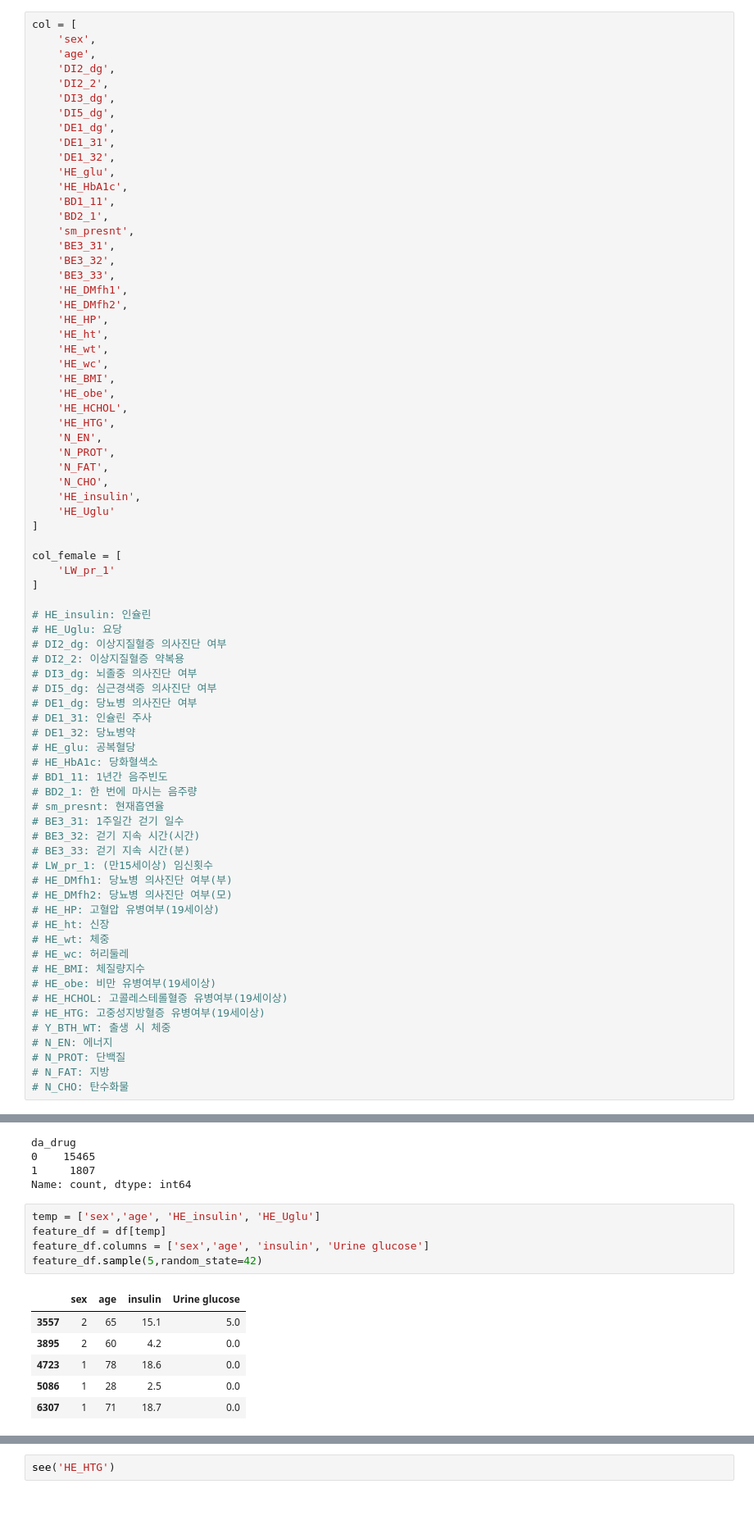
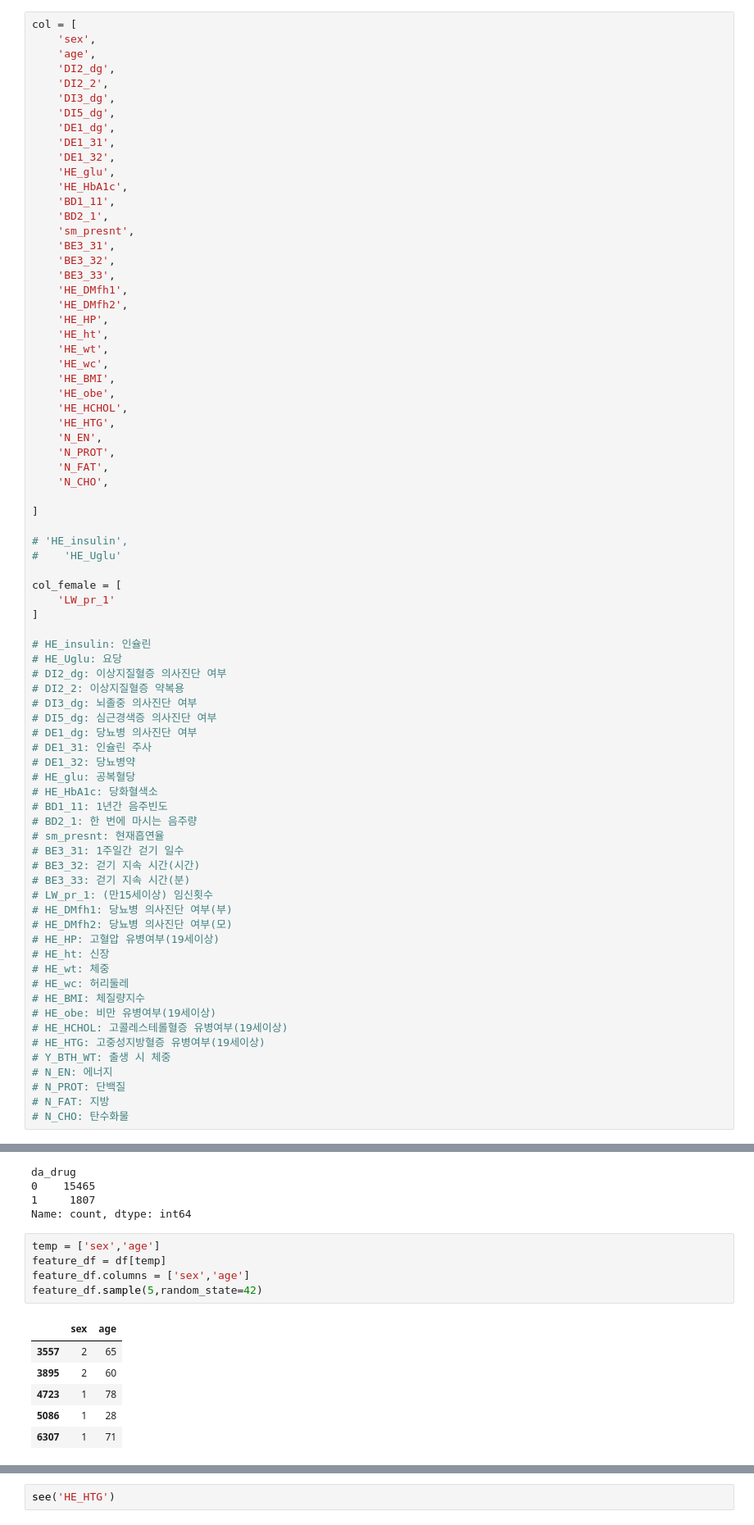
Before and after one commit to jhan0121/Independent-Capstone-Design, a Jupyter notebook: code/data_preprocessing.ipynb, the cells around one changed output, grey strips where cells are left out. Shown at 82% size. Saved outputs shown, nothing was run; the diff lists cells and outputs as text.

```diff
--- a/code/data_preprocessing.ipynb
+++ b/code/data_preprocessing.ipynb
@@ -64,9 +64,11 @@ col = [
     'N_PROT',
     'N_FAT',
     'N_CHO',
-    'HE_insulin',
-    'HE_Uglu'
+
 ]
+
+# 'HE_insulin',
+#    'HE_Uglu'
 
 col_female = [
     'LW_pr_1'
@@ -303,17 +265,17 @@ da_drug
 1     1807
 Name: count, dtype: int64
 # %%
-temp = ['sex','age', 'HE_insulin', 'HE_Uglu']
+temp = ['sex','age']
 feature_df = df[temp]
-feature_df.columns = ['sex','age', 'insulin', 'Urine glucose']
+feature_df.columns = ['sex','age']
 feature_df.sample(5,random_state=42)
 # %% [output]
-|  | sex | age | insulin | Urine glucose |
-| 3557 | 2 | 65 | 15.1 | 5.0 |
-| 3895 | 2 | 60 | 4.2 | 0.0 |
-| 4723 | 1 | 78 | 18.6 | 0.0 |
-| 5086 | 1 | 28 | 2.5 | 0.0 |
-| 6307 | 1 | 71 | 18.7 | 0.0 |
+|  | sex | age |
+| 3557 | 2 | 65 |
+| 3895 | 2 | 60 |
+| 4723 | 1 | 78 |
+| 5086 | 1 | 28 |
+| 6307 | 1 | 71 |
 # %%
 #list 생성
 diabetes = []
```
Also changed, not shown: parts of 29 cells of this notebook, 12 other files.
